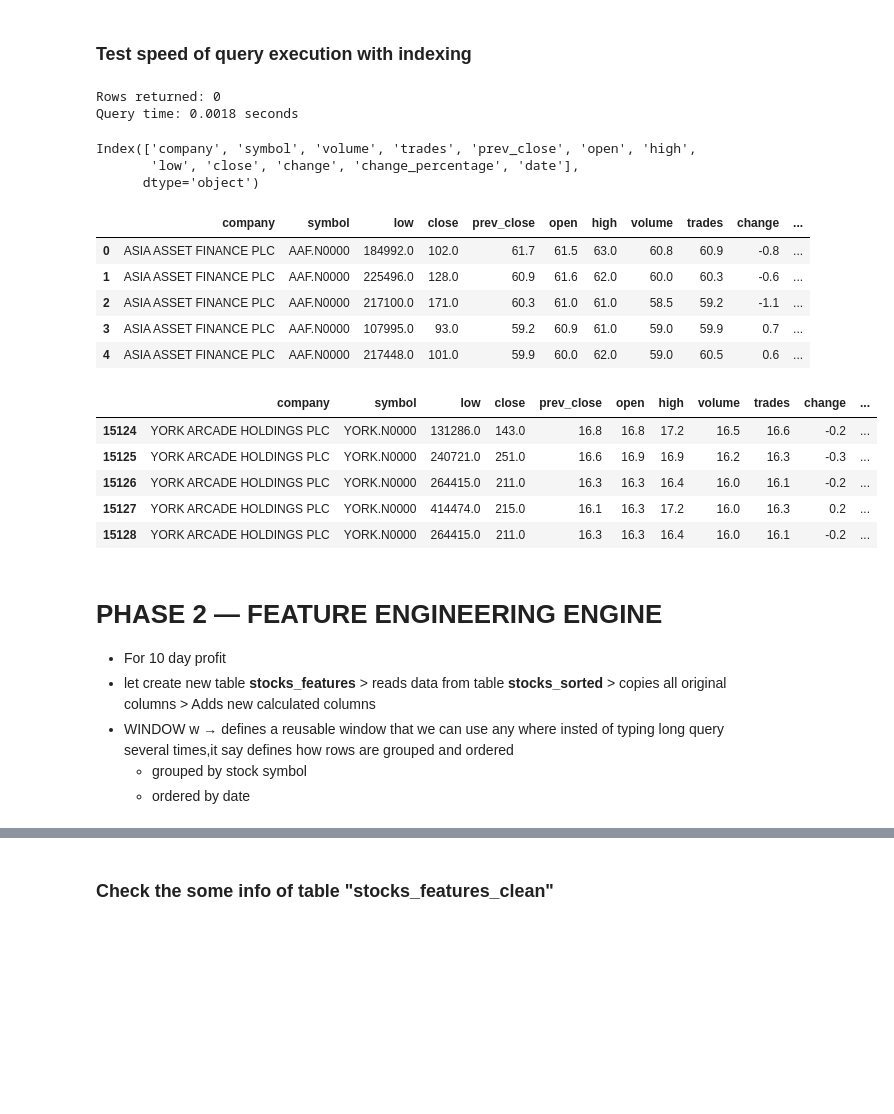
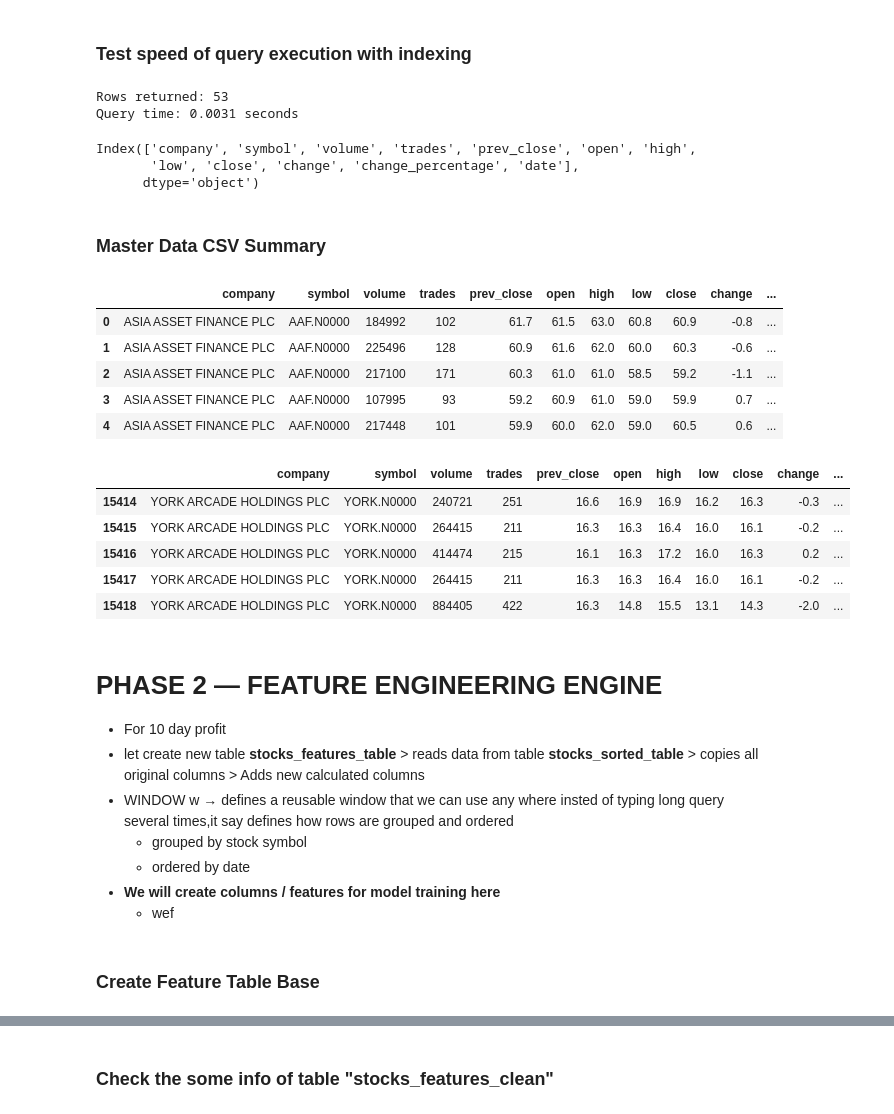
Before and after one commit to PathumDilhara/CSE-Investment-Assistant, a Jupyter notebook: Assistent.ipynb, the cells around one changed output, grey strips where cells are left out. Saved outputs shown, nothing was run; the diff lists cells and outputs as text; code cells hidden in the pictures; blank space fills up the shorter version.

Commit message:
Phase 05 - XGBoost implementing, Adding new features & relvant changes making until phase 02

```diff
--- a/Assistent.ipynb
+++ b/Assistent.ipynb
@@ -487,46 +585,52 @@ import duckdb
 # Change this to the DB you want to test
 con = duckdb.connect("cse_data.db")  # or 'cse_data_index.db'
 
-query = "SELECT * FROM stocks_sorted WHERE symbol='JKH'"
-
 start = time.time()
-results = con.execute(query).fetchall()
+results = con.execute("""
+SELECT * FROM stocks_sorted_table WHERE symbol='TAJ.N0000'
+""").fetchall()
 end = time.time()
 
 print(f"Rows returned: {len(results)}")
 print(f"Query time: {end - start:.4f} seconds")
 # %% [output]
-Rows returned: 0
-Query time: 0.0018 seconds
+Rows returned: 53
+Query time: 0.0031 seconds
 # %%
 df.columns
 # %% [output]
 Index(['company', 'symbol', 'volume', 'trades', 'prev_close', 'open', 'high',
        'low', 'close', 'change', 'change_percentage', 'date'],
       dtype='object')
+# %% [markdown]
+### Master Data CSV Summary
 # %%
-df = pd.read_csv(r"C:\Users\Lapmart\Jupyter AI Models\CSE Investment Assistence/MASTER_CSE_DATA.csv")
-df.head()
+MASTER_CSE_DATA_df = pd.read_csv(r"C:\Users\Lapmart\Jupyter AI Models\CSE Investment Assistence with XGBoost\MASTER_CSE_DATA.csv")
+MASTER_CSE_DATA_df.head()
 # %% [output]
-|  | company | symbol | low | close | prev_close | open | high | volume | trades | change | ... |
-| 0 | ASIA ASSET FINANCE PLC | AAF.N0000 | 184992.0 | 102.0 | 61.7 | 61.5 | 63.0 | 60.8 | 60.9 | -0.8 | ... |
-| 1 | ASIA ASSET FINANCE PLC | AAF.N0000 | 225496.0 | 128.0 | 60.9 | 61.6 | 62.0 | 60.0 | 60.3 | -0.6 | ... |
-| 2 | ASIA ASSET FINANCE PLC | AAF.N0000 | 217100.0 | 171.0 | 60.3 | 61.0 | 61.0 | 58.5 | 59.2 | -1.1 | ... |
-| 3 | ASIA ASSET FINANCE PLC | AAF.N0000 | 107995.0 | 93.0 | 59.2 | 60.9 | 61.0 | 59.0 | 59.9 | 0.7 | ... |
-| 4 | ASIA ASSET FINANCE PLC | AAF.N0000 | 217448.0 | 101.0 | 59.9 | 60.0 | 62.0 | 59.0 | 60.5 | 0.6 | ... |
+|  | company | symbol | volume | trades | prev_close | open | high | low | close | change | ... |
+| 0 | ASIA ASSET FINANCE PLC | AAF.N0000 | 184992 | 102 | 61.7 | 61.5 | 63.0 | 60.8 | 60.9 | -0.8 | ... |
+| 1 | ASIA ASSET FINANCE PLC | AAF.N0000 | 225496 | 128 | 60.9 | 61.6 | 62.0 | 60.0 | 60.3 | -0.6 | ... |
+| 2 | ASIA ASSET FINANCE PLC | AAF.N0000 | 217100 | 171 | 60.3 | 61.0 | 61.0 | 58.5 | 59.2 | -1.1 | ... |
+| 3 | ASIA ASSET FINANCE PLC | AAF.N0000 | 107995 | 93 | 59.2 | 60.9 | 61.0 | 59.0 | 59.9 | 0.7 | ... |
+| 4 | ASIA ASSET FINANCE PLC | AAF.N0000 | 217448 | 101 | 59.9 | 60.0 | 62.0 | 59.0 | 60.5 | 0.6 | ... |
 # %%
-df.tail()
+MASTER_CSE_DATA_df.tail()
 # %% [output]
-|  | company | symbol | low | close | prev_close | open | high | volume | trades | change | ... |
-| 15124 | YORK ARCADE HOLDINGS PLC | YORK.N0000 | 131286.0 | 143.0 | 16.8 | 16.8 | 17.2 | 16.5 | 16.6 | -0.2 | ... |
-| 15125 | YORK ARCADE HOLDINGS PLC | YORK.N0000 | 240721.0 | 251.0 | 16.6 | 16.9 | 16.9 | 16.2 | 16.3 | -0.3 | ... |
-| 15126 | YORK ARCADE HOLDINGS PLC | YORK.N0000 | 264415.0 | 211.0 | 16.3 | 16.3 | 16.4 | 16.0 | 16.1 | -0.2 | ... |
-| 15127 | YORK ARCADE HOLDINGS PLC | YORK.N0000 | 414474.0 | 215.0 | 16.1 | 16.3 | 17.2 | 16.0 | 16.3 | 0.2 | ... |
-| 15128 | YORK ARCADE HOLDINGS PLC | YORK.N0000 | 264415.0 | 211.0 | 16.3 | 16.3 | 16.4 | 16.0 | 16.1 | -0.2 | ... |
+|  | company | symbol | volume | trades | prev_close | open | high | low | close | change | ... |
+| 15414 | YORK ARCADE HOLDINGS PLC | YORK.N0000 | 240721 | 251 | 16.6 | 16.9 | 16.9 | 16.2 | 16.3 | -0.3 | ... |
+| 15415 | YORK ARCADE HOLDINGS PLC | YORK.N0000 | 264415 | 211 | 16.3 | 16.3 | 16.4 | 16.0 | 16.1 | -0.2 | ... |
+| 15416 | YORK ARCADE HOLDINGS PLC | YORK.N0000 | 414474 | 215 | 16.1 | 16.3 | 17.2 | 16.0 | 16.3 | 0.2 | ... |
+| 15417 | YORK ARCADE HOLDINGS PLC | YORK.N0000 | 264415 | 211 | 16.3 | 16.3 | 16.4 | 16.0 | 16.1 | -0.2 | ... |
+| 15418 | YORK ARCADE HOLDINGS PLC | YORK.N0000 | 884405 | 422 | 16.3 | 14.8 | 15.5 | 13.1 | 14.3 | -2.0 | ... |
 # %% [markdown]
 # **PHASE 2 — FEATURE ENGINEERING ENGINE**
 - For 10 day profit
-- let create new table **stocks_features** > reads data from table **stocks_sorted** > copies all original columns > Adds new calculated columns
+- let create new table **stocks_features_table** > reads data from table **stocks_sorted_table** > copies all original columns > Adds new calculated columns
 - WINDOW w → defines a reusable window that we can use any where insted of typing long query several times,it say defines how rows are grouped and ordered
   - grouped by stock symbol
   - ordered by date
+- **We will create columns / features for model training here**
+  - wef
+# %% [markdown]
+### Create Feature Table Base
```
Also changed, not shown: parts of 66 cells of this notebook, 2 other files.
